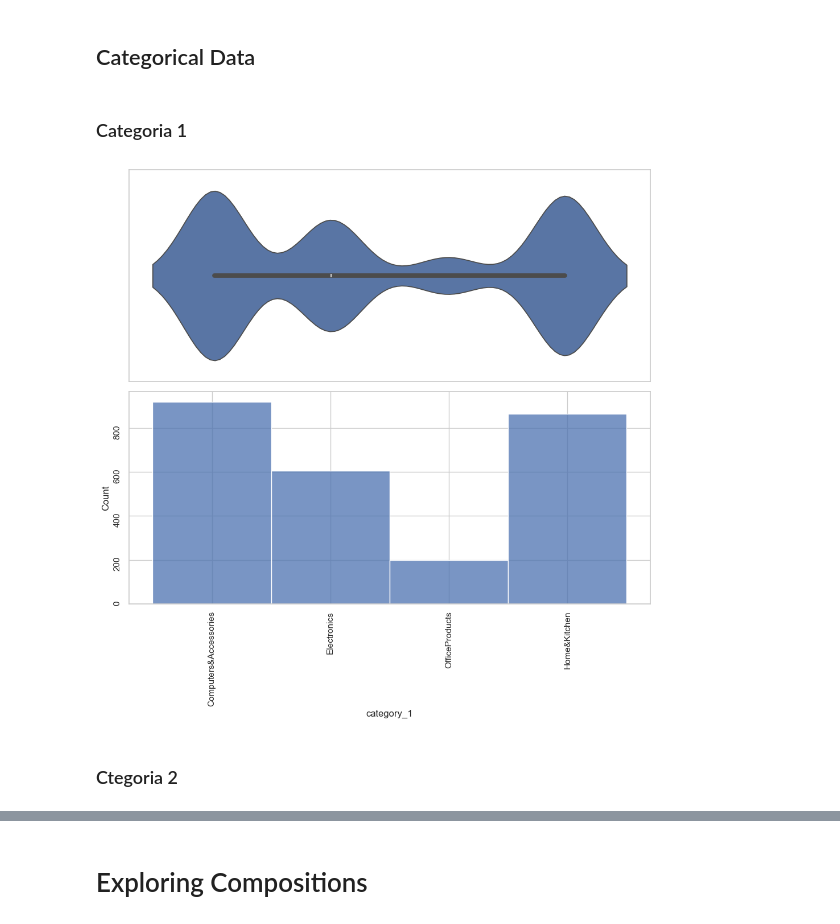
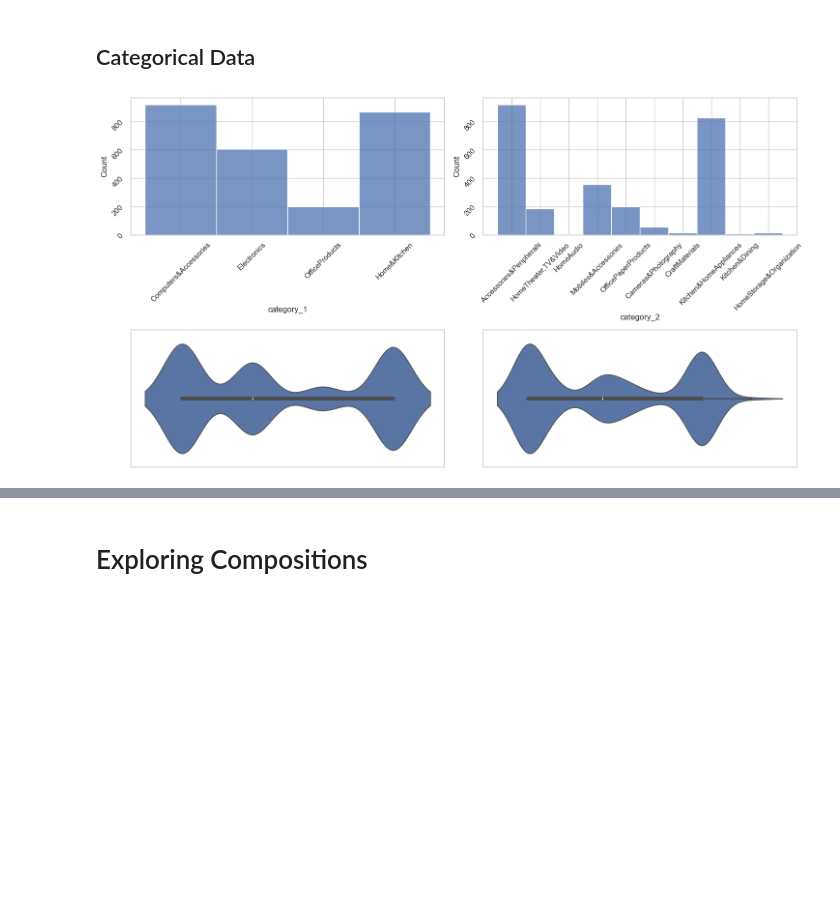
Before and after one commit to marcoeferro/eda_online_retail_sales, a Jupyter notebook: EDARetailSales.ipynb, the cells around one changed output, grey strips where cells are left out. Drawn from its saved outputs; the diff is of its cells as text; code cells hidden in the pictures; blank space fills up the shorter version.

```diff
--- a/EDARetailSales.ipynb
+++ b/EDARetailSales.ipynb
@@ -230,32 +229,39 @@ Esto puede deberse a que los descuentos tienden a no acumularse o tener valores
 ## Categorical Data
 # %%
 categorical_data = df[["category_1","category_2","category_3","category_4","category_5"]]
-# %% [markdown]
-### Categoria 1
 # %%
 import matplotlib.pyplot as plt
 import seaborn as sns
 
 # Supongamos que ya tienes tu DataFrame 'categorical_data' cargado.
 
-fig, ax = plt.subplots(nrows=2, ncols=1, figsize=(10, 10))
+fig, ax = plt.subplots(nrows=2, ncols=2, figsize=(15, 8))
+
+# Diagrama de caja
+sns.histplot(data=categorical_data["category_1"], ax=ax[0,0])
+ax[0,0].tick_params(labelrotation=45)
+# No ocultamos ticks y etiquetas del eje x para el último gráfico
 
 # Diagrama de violín
-sns.violinplot(x=categorical_data["category_1"], ax=ax[0])
-ax[0].set_xticks([])  # Oculta los ticks del eje x
-ax[0].set_xlabel('')  # Oculta la etiqueta del eje x
+sns.violinplot(x=categorical_data["category_1"], ax=ax[1,0])
+ax[1,0].set_xticks([])  # Oculta los ticks del eje x
+ax[1,0].set_xlabel('')  # Oculta la etiqueta del eje x
 
 # Diagrama de caja
-sns.histplot(data=categorical_data["category_1"], ax=ax[1])
-ax[1].tick_params(labelrotation=90)
+sns.histplot(data=categorical_data["category_2"], ax=ax[0,1])
+ax[0,1].tick_params(labelrotation=45)
 # No ocultamos ticks y etiquetas del eje x para el último gráfico
+
+# Diagrama de violín
+sns.violinplot(x=categorical_data["category_2"], ax=ax[1,1])
+ax[1,1].set_xticks([])  # Oculta los ticks del eje x
+ax[1,1].set_xlabel('')  # Oculta la etiqueta del eje x
+
 
 plt.tight_layout()
 plt.show()
 # %% [output]
-[figure, old version]
+[figure, new version]
-# %% [markdown]
-### Ctegoria 2
 # %%
 import matplotlib.pyplot as plt
 import seaborn as sns
```
Also changed, not shown: parts of 21 cells of this notebook.
